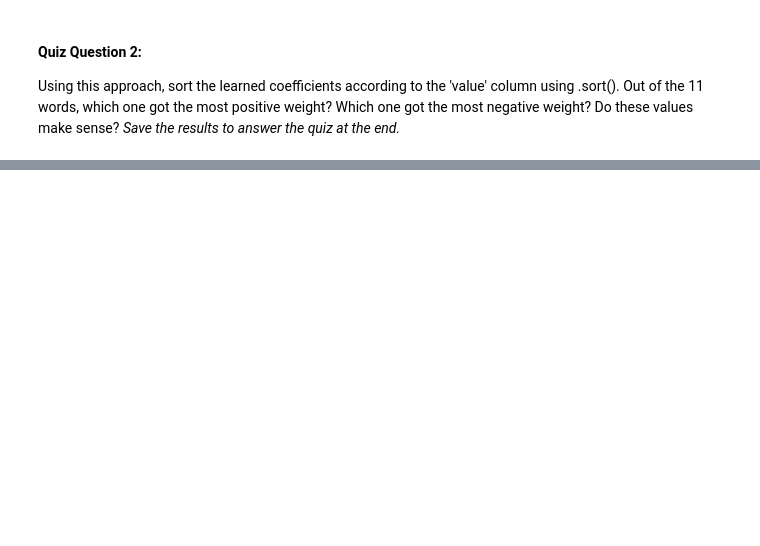
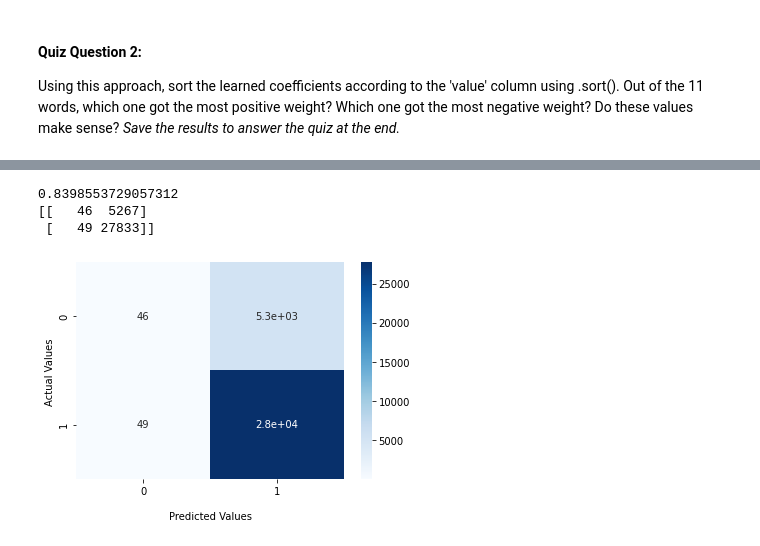
Before and after one commit to lexiewangdl/machine-learning, a Jupyter notebook: PA2.ipynb, the cells around one changed output, grey strips where cells are left out. Drawn from its saved outputs; the diff is of its cells as text; code cells hidden in the pictures; blank space fills up the shorter version.

Commit message:
Update PA2, PA3, images

```diff
--- a/PA2.ipynb
+++ b/PA2.ipynb
@@ -123,0 +277,18 @@ Use .sum() method on each of the new columns created and answer the following qu
+# %%
+def trainModel(model, x_train, y_train, epochs):
+    for epoch in range(epochs):
+        # Clear buffer
+        optimizer.zero_grad()
+
+        y_prediction = model(x_train)
+
+        loss = criterion(y_prediction, y_train)
+
+        loss.backward()
+
+        optimizer.step() # Update weights and biases with the optimizer (SGD)
+
+        print('epoch {}, loss {}'.format(epoch, loss.item()))
+
+
+trainModel(model, inputs_train, targets_train, num_epochs)
@@ -127,0 +329,2 @@ Using this approach, sort the learned coefficients according to the 'value' colu
+# %%
+selected_words = ['awesome', 'great', 'fantastic', 'amazing', 'love', 'horrible', 'bad', 'terrible', 'awful', 'wow', 'hate']
@@ -127,0 +334,23 @@ Using this approach, sort the learned coefficients according to the 'value' colu
+# %%
+x_test_arr, y_test_arr = df_to_array(test, selected_words)
+x_test, y_test = arr_to_tensor(x_test_arr, y_test_arr)
+# %%
+with torch.no_grad():
+    y_pred = model(x_test)
+    y_pred_class = y_pred.round()
+    accuracy = (y_pred_class.eq(y_test).sum())/float(y_test.shape[0])
+    print(accuracy.item())
+    cm = confusion_matrix(y_test, y_pred_class)
+    print(cm)
+# %% [output]
+0.8398553729057312
+[[   46  5267]
+ [   49 27833]]
+# %%
+cfmp = sn.heatmap(cm, annot=True, cmap='Blues')
+cfmp.set_xlabel('\nPredicted Values')
+cfmp.set_ylabel('Actual Values ');
+
+plt.show()
+# %% [output]
+[figure, added]
```
Also changed, not shown: parts of 22 cells of this notebook, 2 other files.
